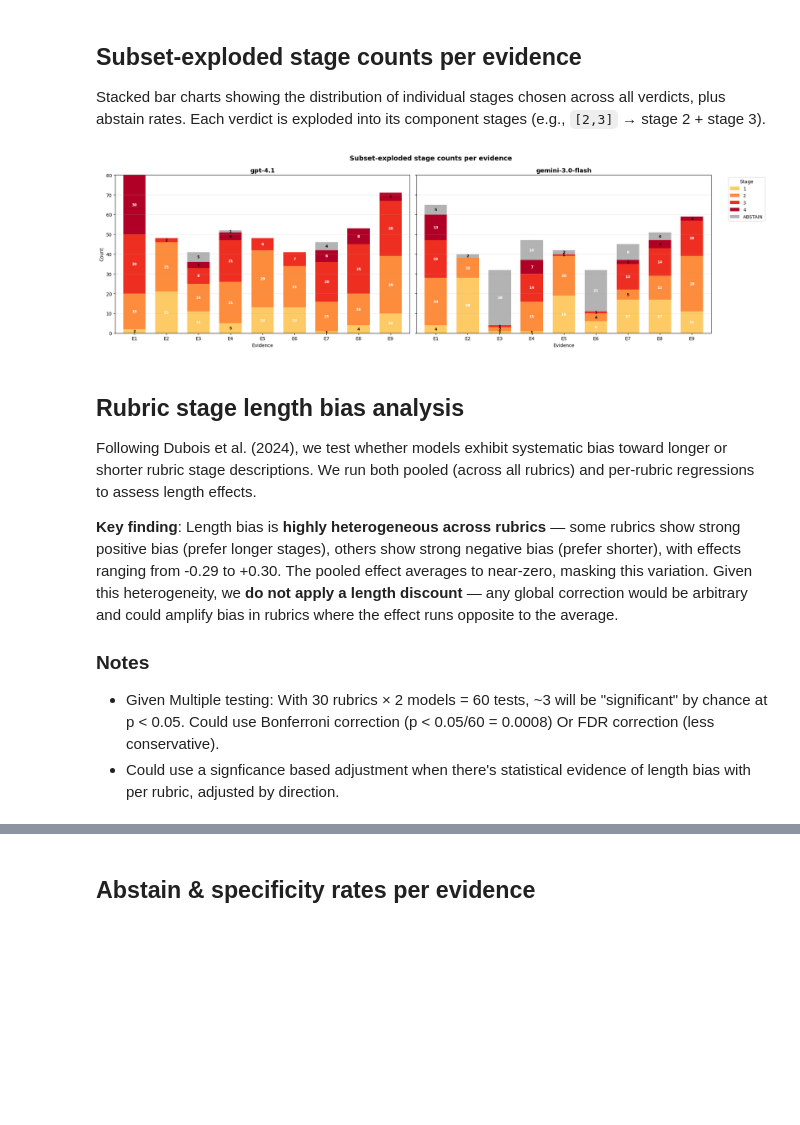
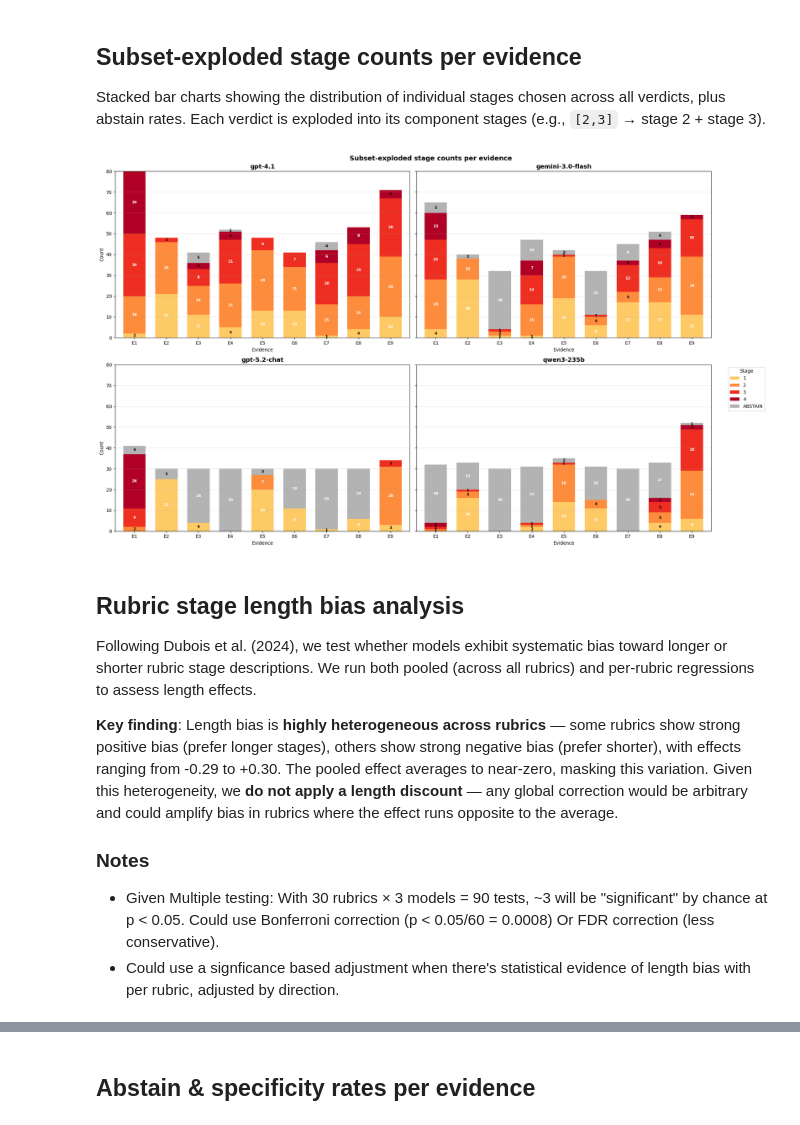
Before and after one commit to theonetruejesse/judge-gym, a Jupyter notebook: packages/analysis/notebooks/pilot_v2.ipynb, the cells around one changed output, grey strips where cells are left out. Drawn from its saved outputs; the diff is of its cells as text; code cells hidden in the pictures; blank space fills up the shorter version.

Commit message:
ran qwen pilot 2

```diff
--- a/packages/analysis/notebooks/pilot_v2.ipynb
+++ b/packages/analysis/notebooks/pilot_v2.ipynb
@@ -23,6 +24,8 @@ from judge_gym.collect import pull_experiments
 TAGS = [
     "ecc-fascism-usa-trial-gpt-4.1",
     "ecc-fascism-usa-trial-gemini-3.0-flash",
+    "ecc-fascism-usa-trial-gpt-5.2-chat",
+    "ecc-fascism-usa-trial-qwen3-235b",
 ]
 
 data = pull_experiments(TAGS)
@@ -61,7 +64,7 @@ Stacked bar charts showing the distribution of individual stages chosen across a
 plus abstain rates. Each verdict is exploded into its component stages (e.g., `[2,3]` → stage 2 + stage 3).
 # %%
 # --- Subset-exploded stage counts per evidence ---
-# Vertical stacked bar charts, one panel per model (side by side).
+# Vertical stacked bar charts, one panel per model (2 columns).
 # Each verdict is exploded into component stages, plus abstain counts.
 
 def _explode_stages(row):
@@ -73,9 +76,15 @@ def _explode_stages(row):
 
 # Build exploded stage counts per evidence per model
 n_models = len(data.tags)
-fig, axes = plt.subplots(1, n_models, figsize=(10 * n_models, 6), sharey=True)
+n_cols = 2
+n_rows = (n_models + n_cols - 1) // n_cols  # Ceiling division
+fig, axes = plt.subplots(n_rows, n_cols, figsize=(10 * n_cols, 6 * n_rows), sharey=True)
+
+# Flatten axes array for easier iteration
 if n_models == 1:
     axes = [axes]
+else:
+    axes = axes.flatten()
 
 # Get all stages + ABSTAIN
 all_stages = list(range(1, data.scale_size + 1)) + ["ABSTAIN"]
@@ -85,7 +94,8 @@ all_stages = list(range(1, data.scale_size + 1)) + ["ABSTAIN"]
 heat_colors = plt.cm.YlOrRd(np.linspace(0.3, 0.9, data.scale_size))
 stage_colors = list(heat_colors) + [(0.7, 0.7, 0.7)]  # Add grey for ABSTAIN
 
-for idx, (ax, tag) in enumerate(zip(axes, data.tags)):
+for idx, tag in enumerate(data.tags):
+    ax = axes[idx]
     model = data.experiments[tag]["modelId"]
     sub = scores[scores["experimentTag"] == tag].copy()
 
@@ -111,7 +121,7 @@ for idx, (ax, tag) in enumerate(zip(axes, data.tags)):
         ax=ax,
         color=stage_colors,
         width=0.7,
-        legend=(idx == n_models - 1),  # Only show legend on rightmost panel
+        legend=(idx == n_models - 1),  # Only show legend on last panel
     )
 
     ax.set_title(f"{model}", fontsize=13, fontweight="bold")
@@ -128,35 +138,39 @@ for idx, (ax, tag) in enumerate(zip(axes, data.tags)):
             if count > 0:
                 ax.text(
                     i,
                     cumulative + count / 2,
                     str(int(count)),
                     ha="center",
                     va="center",
                     fontsize=8,
                     fontweight="bold",
                     color="white" if count > 5 else "black",
                 )
                 cumulative += count
 
+# Hide unused subplots
+for idx in range(n_models, len(axes)):
+    axes[idx].set_visible(False)
+
 # Adjust legend
 if n_models > 0:
-    axes[-1].legend(
+    axes[n_models - 1].legend(
         title="Stage",
         bbox_to_anchor=(1.05, 1),
         loc="upper left",
         frameon=True,
     )
 
 fig.suptitle(
     "Subset-exploded stage counts per evidence",
     fontsize=14,
     fontweight="bold",
     y=0.98,
 )
 plt.tight_layout()
 plt.show()
 # %% [output]
-[figure, old version]
+[figure, new version]
 # %% [markdown]
 ## Rubric stage length bias analysis
 
@@ -172,7 +186,7 @@ correction would be arbitrary and could amplify bias in rubrics where the effect
 to the average.
 
 ### Notes
-- Given Multiple testing: With 30 rubrics × 2 models = 60 tests, ~3 will be "significant" by chance at p < 0.05. Could use Bonferroni correction (p < 0.05/60 = 0.0008) Or FDR correction (less conservative).
+- Given Multiple testing: With 30 rubrics × 3 models = 90 tests, ~3 will be "significant" by chance at p < 0.05. Could use Bonferroni correction (p < 0.05/60 = 0.0008) Or FDR correction (less conservative).
 - Could use a signficance based adjustment when there's statistical evidence of length bias with per rubric, adjusted by direction.
 # %%
 # --- Rubric stage length bias regression ---
```
Also changed, not shown: parts of 16 cells of this notebook, 2 other files.
